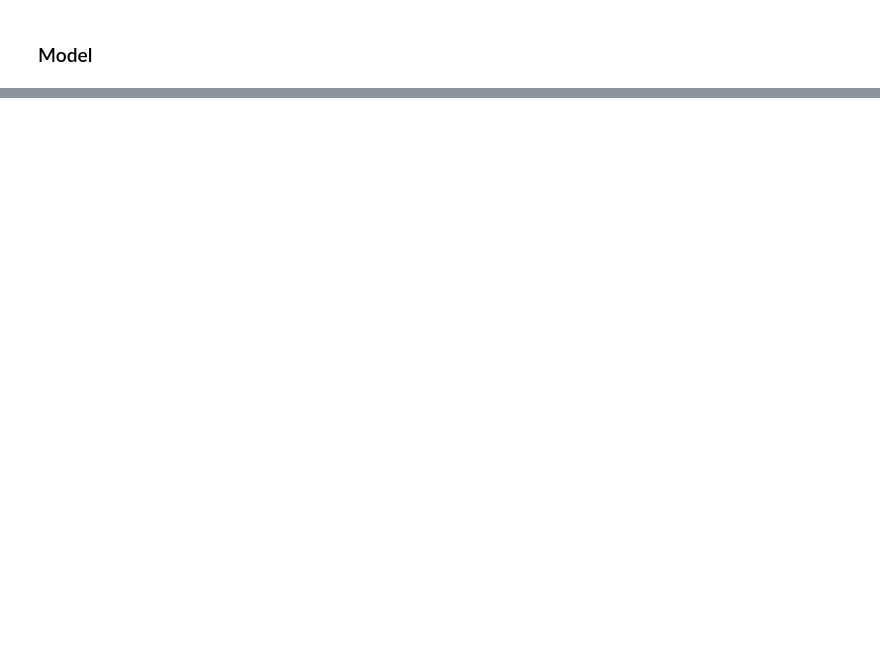
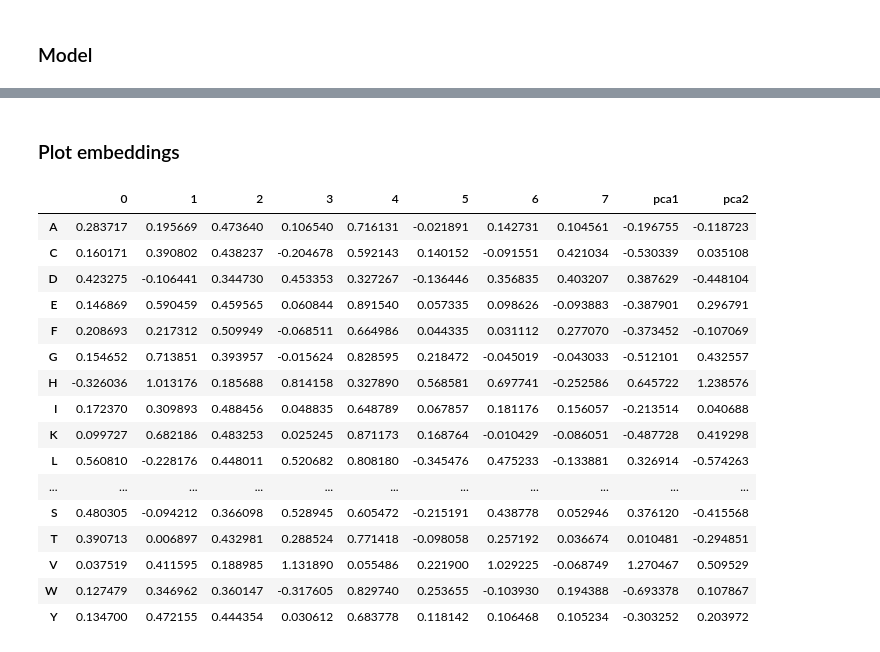
Before and after one commit to javiabellan/aisaturdays-proteins, a Jupyter notebook: Javi/2.1 MLPs - LM 2.ipynb, the cells around one changed output, grey strips where cells are left out. Cells and saved outputs as stored; diff of their text form; code cells hidden in the pictures; blank space fills up the shorter version.

```diff
--- a/Javi/2.1 MLPs - LM 2.ipynb
+++ b/Javi/2.1 MLPs - LM 2.ipynb
@@ -30,8 +27,8 @@ total_num_aminoacids
 ### Tokenizer
 # %%
 aminoacids = sorted(list(set(df['Secuencia'].apply(set).apply(list).sum())))
-aminoacids = aminoacids + ["[PAD]", "[CLS]", "[SEP]", "[MASK]"]
-vocab_size = len(tokens)
+aminoacids = aminoacids + ["[PAD]"]
+vocab_size = len(aminoacids)
 
 amin_dict = {a: i for i, a in enumerate(aminoacids)}
 numb_dict = {i: a for i, a in enumerate(aminoacids)}
@@ -78,0 +113,11 @@ loader_train = torch.utils.data.DataLoader(
+# %%
+n_anteriores  = 4
+n_posteriores = 4
+n_inputs      = n_anteriores + n_posteriores
+emb_size      = 8 # (less than 20, because ther are 20 types of aminoacids)
+n_hidden      = 100
+n_output      = vocab_size
+
+dataset    = SequencesDataset(n_anteriores, n_posteriores)
+dataloader = torch.utils.data.DataLoader(dataset, batch_size=16, shuffle=True, num_workers=4, pin_memory=True)
+dataset[0]
@@ -153,0 +180,29 @@ Epoch: 5000 cost = 0.002176
+# %% [markdown]
+### Plot embeddings
+# %%
+emb_df = pd.DataFrame(data=model.E.weight.data.numpy(), index=aminoacids)
+emb_df = emb_df.drop(["X", "[PAD]"])
+
+from sklearn.decomposition import PCA
+pca = PCA(n_components=2).fit_transform(emb_df.to_numpy())  # Compute PCA
+emb_df['pca1'] = pca[:,0]
+emb_df['pca2'] = pca[:,1]
+emb_df
+# %% [output]
+|  | 0 | 1 | 2 | 3 | 4 | 5 | 6 | 7 | pca1 | pca2 |
+| A | 0.283717 | 0.195669 | 0.473640 | 0.106540 | 0.716131 | -0.021891 | 0.142731 | 0.104561 | -0.196755 | -0.118723 |
+| C | 0.160171 | 0.390802 | 0.438237 | -0.204678 | 0.592143 | 0.140152 | -0.091551 | 0.421034 | -0.530339 | 0.035108 |
+| D | 0.423275 | -0.106441 | 0.344730 | 0.453353 | 0.327267 | -0.136446 | 0.356835 | 0.403207 | 0.387629 | -0.448104 |
+| E | 0.146869 | 0.590459 | 0.459565 | 0.060844 | 0.891540 | 0.057335 | 0.098626 | -0.093883 | -0.387901 | 0.296791 |
+| F | 0.208693 | 0.217312 | 0.509949 | -0.068511 | 0.664986 | 0.044335 | 0.031112 | 0.277070 | -0.373452 | -0.107069 |
+| G | 0.154652 | 0.713851 | 0.393957 | -0.015624 | 0.828595 | 0.218472 | -0.045019 | -0.043033 | -0.512101 | 0.432557 |
+| H | -0.326036 | 1.013176 | 0.185688 | 0.814158 | 0.327890 | 0.568581 | 0.697741 | -0.252586 | 0.645722 | 1.238576 |
+| I | 0.172370 | 0.309893 | 0.488456 | 0.048835 | 0.648789 | 0.067857 | 0.181176 | 0.156057 | -0.213514 | 0.040688 |
+| K | 0.099727 | 0.682186 | 0.483253 | 0.025245 | 0.871173 | 0.168764 | -0.010429 | -0.086051 | -0.487728 | 0.419298 |
+| L | 0.560810 | -0.228176 | 0.448011 | 0.520682 | 0.808180 | -0.345476 | 0.475233 | -0.133881 | 0.326914 | -0.574263 |
+| ... | ... | ... | ... | ... | ... | ... | ... | ... | ... | ... |
+| S | 0.480305 | -0.094212 | 0.366098 | 0.528945 | 0.605472 | -0.215191 | 0.438778 | 0.052946 | 0.376120 | -0.415568 |
+| T | 0.390713 | 0.006897 | 0.432981 | 0.288524 | 0.771418 | -0.098058 | 0.257192 | 0.036674 | 0.010481 | -0.294851 |
+| V | 0.037519 | 0.411595 | 0.188985 | 1.131890 | 0.055486 | 0.221900 | 1.029225 | -0.068749 | 1.270467 | 0.509529 |
+| W | 0.127479 | 0.346962 | 0.360147 | -0.317605 | 0.829740 | 0.253655 | -0.103930 | 0.194388 | -0.693378 | 0.107867 |
+| Y | 0.134700 | 0.472155 | 0.444354 | 0.030612 | 0.683778 | 0.118142 | 0.106468 | 0.105234 | -0.303252 | 0.203972 |
```
Also changed, not shown: parts of 13 cells of this notebook, 1 other file.
